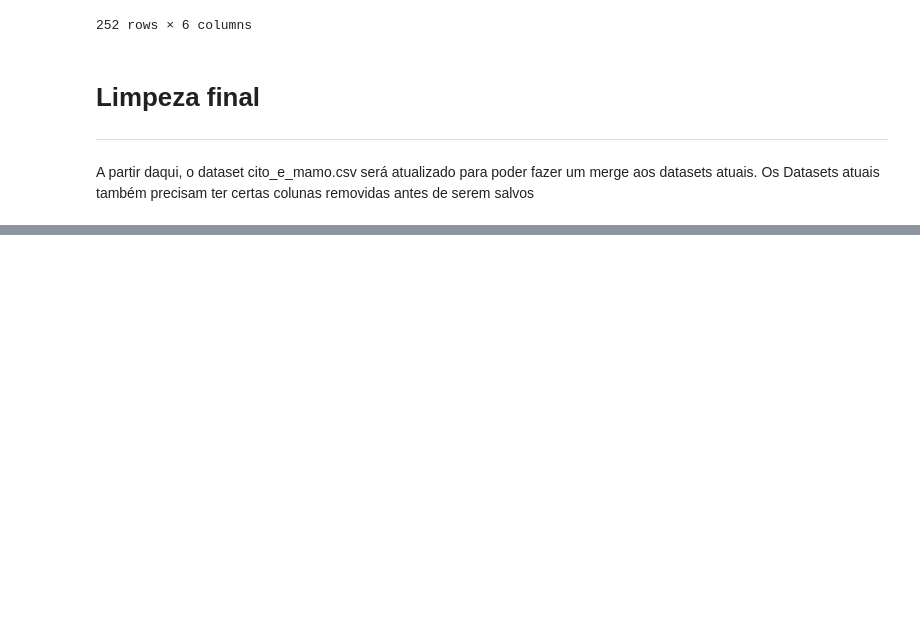
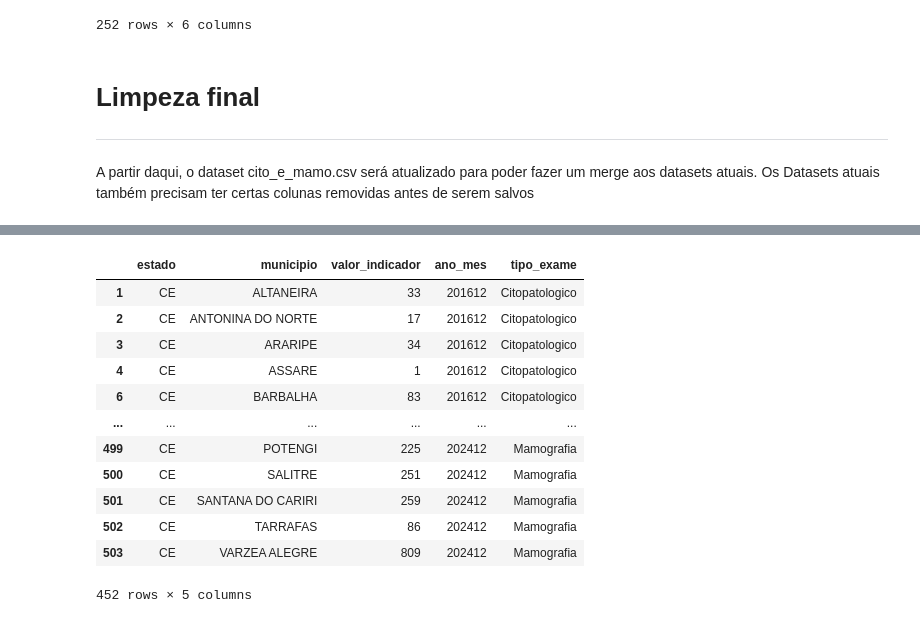
Before and after one commit to TeclaFernandes/Projeto_Analise_Dados_EC_SI_S5, a Jupyter notebook: Notebooks/N1/Notebook7.ipynb, the cells around one changed output, grey strips where cells are left out. Drawn from its saved outputs; the diff is of its cells as text; code cells hidden in the pictures; blank space fills up the shorter version.

```diff
--- a/Notebooks/N1/Notebook7.ipynb
+++ b/Notebooks/N1/Notebook7.ipynb
@@ -219,7 +219,7 @@ Os Datasets atuais também precisam ter certas colunas removidas antes de serem
 colunas = ['estado', 'municipio', 'valor_indicador', 'ano_mes', 'tipo_exame']
 
 df_cito = df_long_cito[colunas]
-df_mamo = df_long_cito[colunas]
+df_mamo = df_long_mamo[colunas]
 # %%
 # Carregando cito_e_mamo.csv
 df_cito_e_mamo_sus = pd.read_csv('../../Datasets/cito_e_mamo_cariri.csv')
@@ -258,0 +267,27 @@ df_cito_e_mamo_sus
+# %%
+# Merge de mamografia_atendbrCE.csv e cito_colo_atendbrCE.csv
+
+df_cito_e_mamo_siscan = pd.concat(
+    [df_cito, df_mamo],
+    ignore_index=True
+)
+
+df_cito_e_mamo_siscan = df_cito_e_mamo_siscan[df_cito_e_mamo_siscan['valor_indicador'] != 0]
+
+df_cito_e_mamo_siscan['ano_mes'] = df_cito_e_mamo_siscan['ano_mes'].astype(int)
+
+df_cito_e_mamo_siscan
+# %% [output]
+|  | estado | municipio | valor_indicador | ano_mes | tipo_exame |
+| 1 | CE | ALTANEIRA | 33 | 201612 | Citopatologico |
+| 2 | CE | ANTONINA DO NORTE | 17 | 201612 | Citopatologico |
+| 3 | CE | ARARIPE | 34 | 201612 | Citopatologico |
+| 4 | CE | ASSARE | 1 | 201612 | Citopatologico |
+| 6 | CE | BARBALHA | 83 | 201612 | Citopatologico |
+| ... | ... | ... | ... | ... | ... |
+| 499 | CE | POTENGI | 225 | 202412 | Mamografia |
+| 500 | CE | SALITRE | 251 | 202412 | Mamografia |
+| 501 | CE | SANTANA DO CARIRI | 259 | 202412 | Mamografia |
+| 502 | CE | TARRAFAS | 86 | 202412 | Mamografia |
+| 503 | CE | VARZEA ALEGRE | 809 | 202412 | Mamografia |
+452 rows × 5 columns
```
Also changed, not shown: parts of 8 cells of this notebook, 4 other files.
